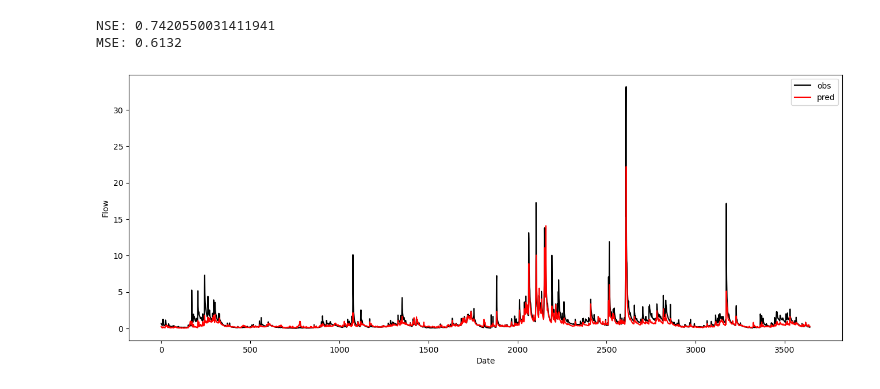
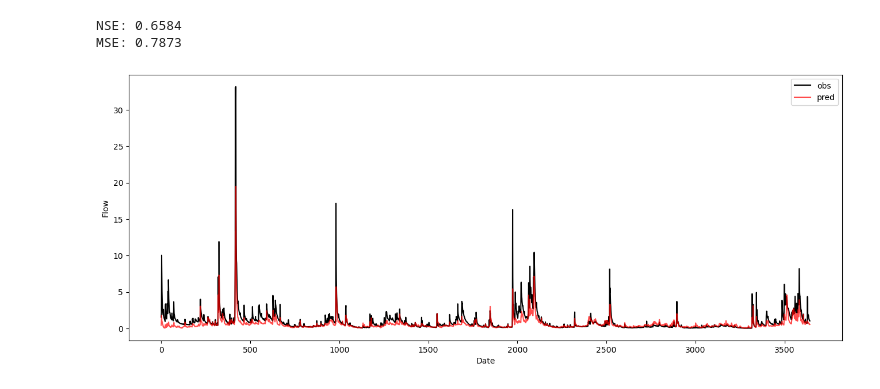
Before and after one commit to arpit-kapoor/hybrid-gr4j, a Jupyter notebook: notebooks/model_averaging.ipynb, the cells around one changed output. Saved outputs shown, nothing was run; the diff lists cells and outputs as text; code cells hidden in the pictures.

```diff
--- a/notebooks/model_averaging.ipynb
+++ b/notebooks/model_averaging.ipynb
@@ -20,12 +20,12 @@ def evaluate(pred_A, pred_B, flow, alpha=0.5):
 
     flow_pred, nse_score = average(pred_A, pred_B, flow, alpha)
 
-    print(f"NSE: {nse_score}")
+    print(f"NSE: {nse_score:.4f}")
     print(f"MSE: {mean_squared_error(flow_pred, flow):.4f}")
 
     fig, ax = plt.subplots(figsize=(16, 6))
-    ax.plot(flow, color='black', label='obs')
-    ax.plot(flow_pred, color='red', label='pred')
+    ax.plot(flow, color='black', label='obs', alpha=1.0)
+    ax.plot(flow_pred, color='red', label='pred', alpha=0.7)
 
     ax.set_xlabel('Date')
     ax.set_ylabel('Flow')
@@ -41,6 +44,0 @@ flow = flow[-len(pred_lstm):]
-# %%
-evaluate(pred_lstm, pred_gr4j, flow, alpha=0.28)
-# %% [output]
-NSE: 0.7420550031411941
-MSE: 0.6132
-[figure, removed]
@@ -47,3 +48,9 @@ MSE: 0.6132
+# %%
+evaluate(pred_lstm_val, pred_gr4j_val, flow_val, alpha=0.50)
+# %% [output]
+NSE: 0.6584
+MSE: 0.7873
+[figure, added]
 # %%
 from skopt.space import Real
 from skopt.utils import use_named_args
```
Also changed, not shown: parts of 10 cells of this notebook, 2 other files.
